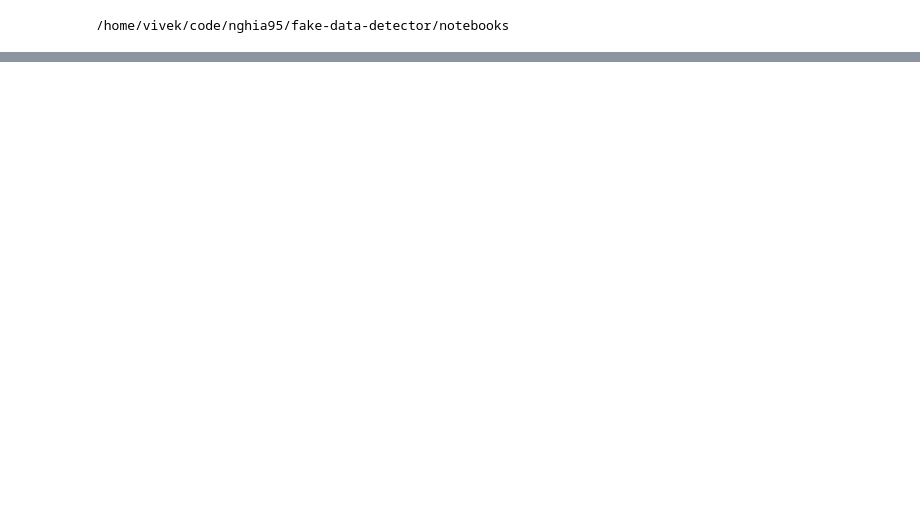
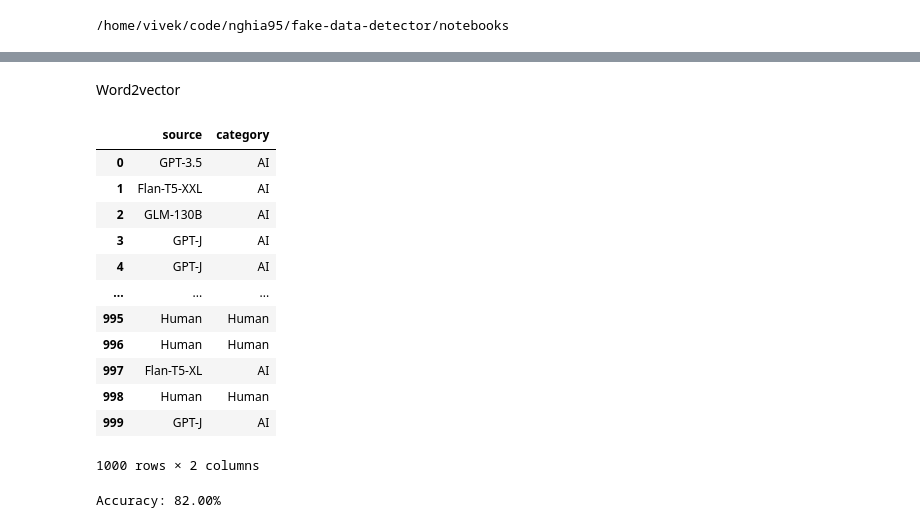
Before and after one commit to nghia95/fake-data-detector, a Jupyter notebook: notebooks/notebook-vivek.ipynb, the cells around one changed output, grey strips where cells are left out. Saved outputs shown, nothing was run; the diff lists cells and outputs as text; code cells hidden in the pictures; blank space fills up the shorter version.

Commit message:
created some machine learning models

```diff
--- a/notebooks/notebook-vivek.ipynb
+++ b/notebooks/notebook-vivek.ipynb
@@ -63,0 +285,72 @@ plt.show()
+# %% [markdown]
+Word2vector
+# %%
+df_copy2 = df.copy()
+# %%
+# Create a new column 'category' based on the 'source' column
+df_copy2['category'] = df_copy2['source'].apply(lambda x: 'Human' if x == 'Human' else 'AI')
+
+# Check the result
+df_copy2[['source', 'category']]
+# %% [output]
+|  | source | category |
+| 0 | GPT-3.5 | AI |
+| 1 | Flan-T5-XXL | AI |
+| 2 | GLM-130B | AI |
+| 3 | GPT-J | AI |
+| 4 | GPT-J | AI |
+| ... | ... | ... |
+| 995 | Human | Human |
+| 996 | Human | Human |
+| 997 | Flan-T5-XL | AI |
+| 998 | Human | Human |
+| 999 | GPT-J | AI |
+1000 rows × 2 columns
+# %%
+import spacy
+import pandas as pd
+from gensim.models import Word2Vec
+import numpy as np
+from sklearn.model_selection import train_test_split
+from sklearn.linear_model import LogisticRegression
+from sklearn.metrics import accuracy_score
+
+# Load spaCy's English model
+nlp = spacy.load('en_core_web_sm')
+
+
+# Ensure that the text column is of string type and tokenize the text using spaCy
+df_copy2['text'] = df_copy2['text'].astype(str)
+
+# Step 1: Tokenize each text in df_copy2['text'] using spaCy
+tokenized_texts = [[token.text.lower() for token in nlp(text)] for text in df_copy2['text']]
+
+# Step 2: Train the Word2Vec model on the tokenized text
+model = Word2Vec(sentences=tokenized_texts, vector_size=100, window=5, min_count=1, workers=4)
+
+# Step 3: Convert text to Word2Vec embeddings (average the word vectors for each document)
+def get_average_word2vec(tokens_list, model, vector_size=100):
+    # Get vectors for each token and average them
+    word_vecs = [model.wv[token] for token in tokens_list if token in model.wv]
+    if len(word_vecs) == 0:
+        return np.zeros(vector_size)  # Return zero vector if no words are found
+    else:
+        return np.mean(word_vecs, axis=0)  # Take the mean of the vectors
+
+# Get the embeddings for each text (document)
+X = np.array([get_average_word2vec(tokens, model) for tokens in tokenized_texts])
+
+# Step 4: Split data into train and test sets
+X_train, X_test, y_train, y_test = train_test_split(X, df_copy2['category'], test_size=0.2, random_state=42)
+
+# Step 5: Train a supervised learning model (Logistic Regression)
+clf = LogisticRegression(max_iter=1000)
+clf.fit(X_train, y_train)
+
+# Step 6: Make predictions and evaluate the model
+y_pred = clf.predict(X_test)
+accuracy = accuracy_score(y_test, y_pred)
+
+print(f'Accuracy: {accuracy * 100:.2f}%')
+# %% [output]
+Accuracy: 82.00%
```
Also changed, not shown: parts of 31 cells of this notebook.
